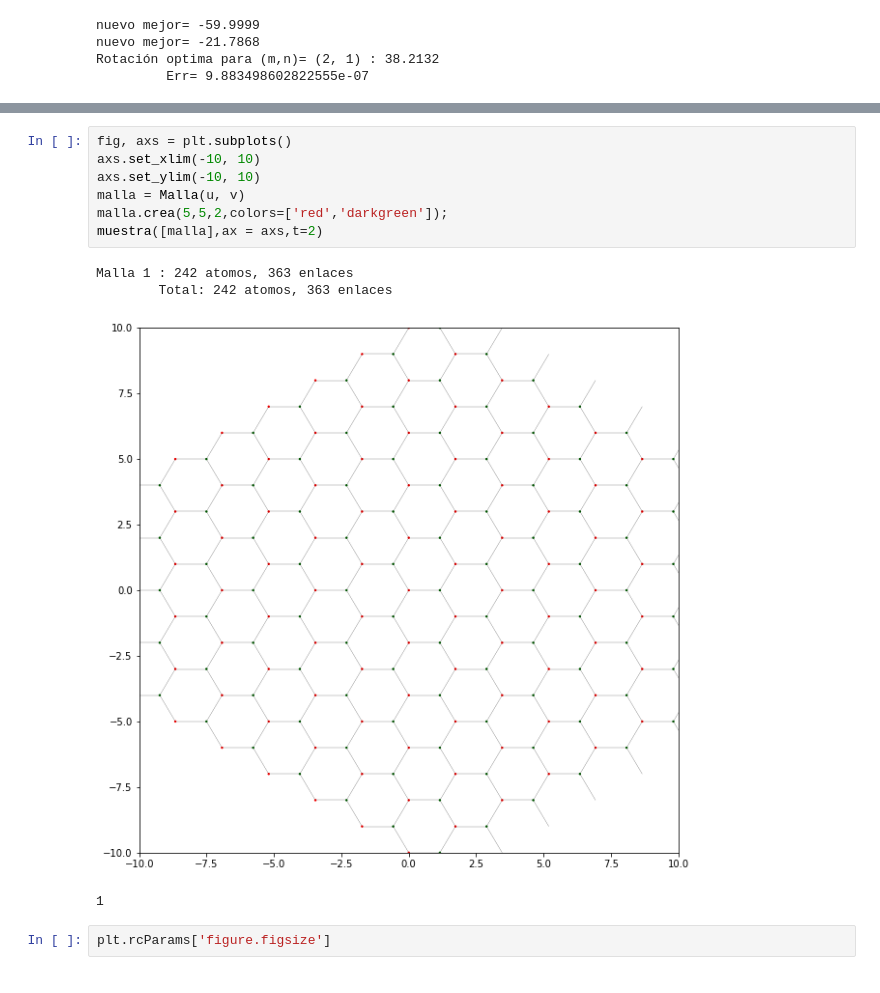
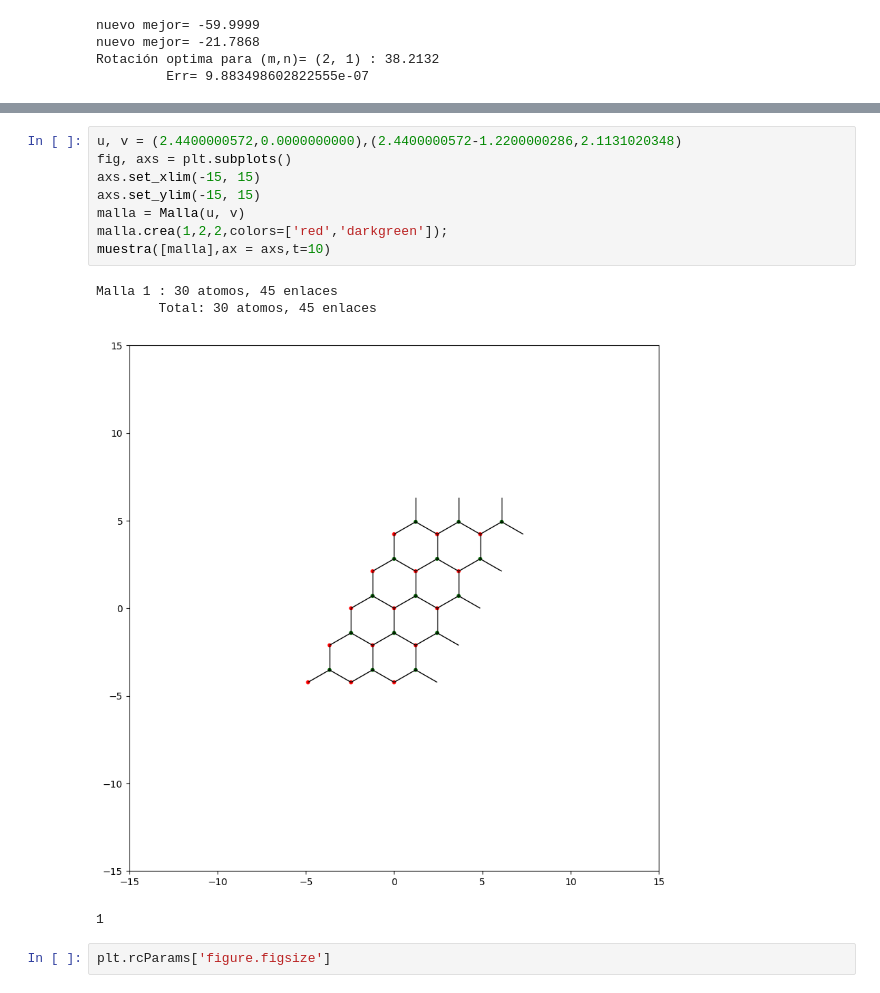
Before and after one commit to OssielAg/SS, a Jupyter notebook: 3ra/Mallas2-2.ipynb, the cells around one changed output, grey strips where cells are left out. Cells and saved outputs as stored; diff of their text form.

```diff
--- a/3ra/Mallas2-2.ipynb
+++ b/3ra/Mallas2-2.ipynb
@@ -485,14 +485,15 @@ print(dist(p1,p2), "%tension=" , ((f1-1)*100,(f2-1)*100))
 # %%
+u, v = (2.4400000572,0.0000000000),(2.4400000572-1.2200000286,2.1131020348)
 fig, axs = plt.subplots()
-axs.set_xlim(-10, 10)
-axs.set_ylim(-10, 10)
+axs.set_xlim(-15, 15)
+axs.set_ylim(-15, 15)
 malla = Malla(u, v)
-malla.crea(5,5,2,colors=['red','darkgreen']);
-muestra([malla],ax = axs,t=2)
+malla.crea(1,2,2,colors=['red','darkgreen']);
+muestra([malla],ax = axs,t=10)
 # %% [output]
-Malla 1 : 242 atomos, 363 enlaces
-        Total: 242 atomos, 363 enlaces
+Malla 1 : 30 atomos, 45 enlaces
+        Total: 30 atomos, 45 enlaces
-[figure, old version]
+[figure, new version]
 1
 # %%
 plt.rcParams['figure.figsize']
```
Also changed, not shown: parts of 5 cells of this notebook, 1 other file.
